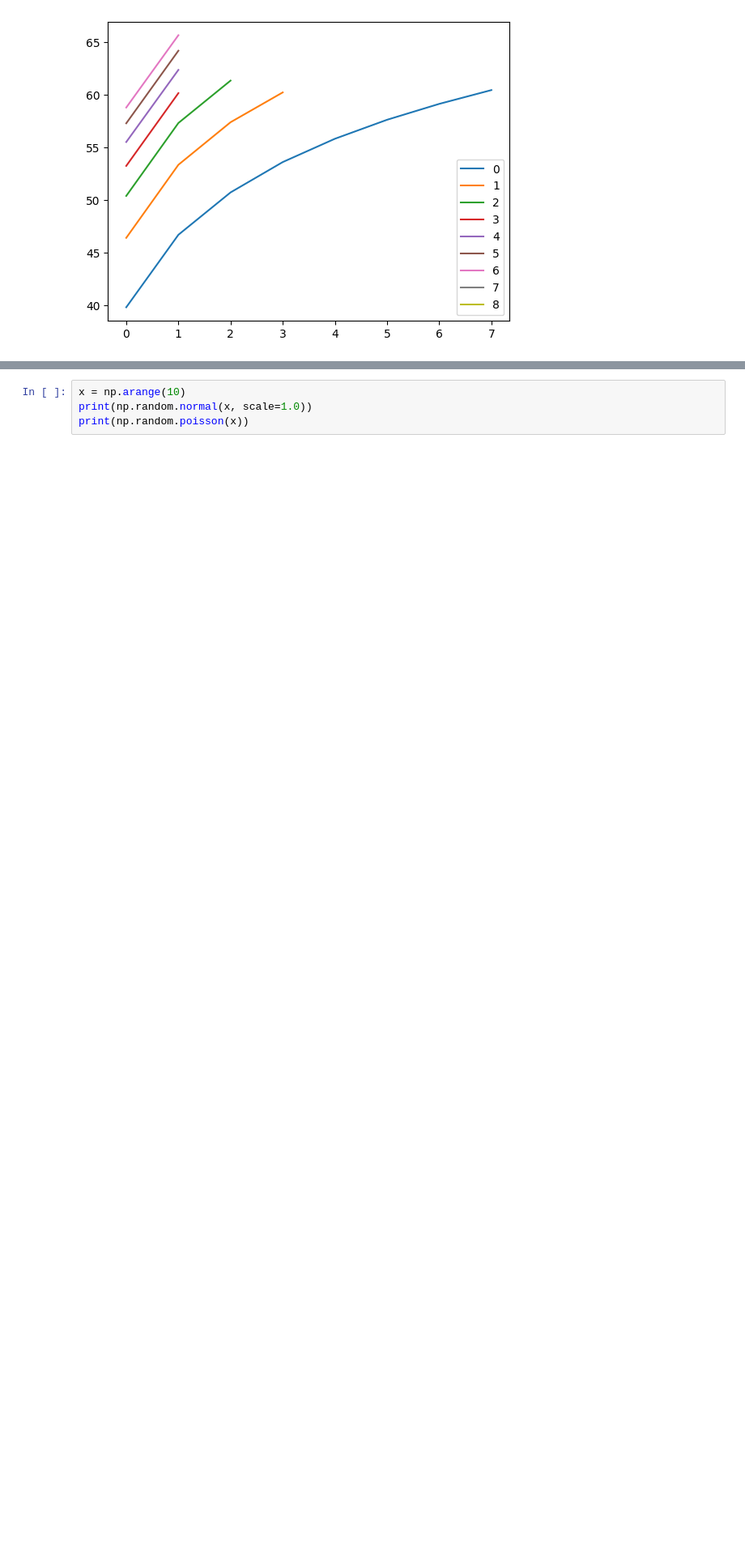
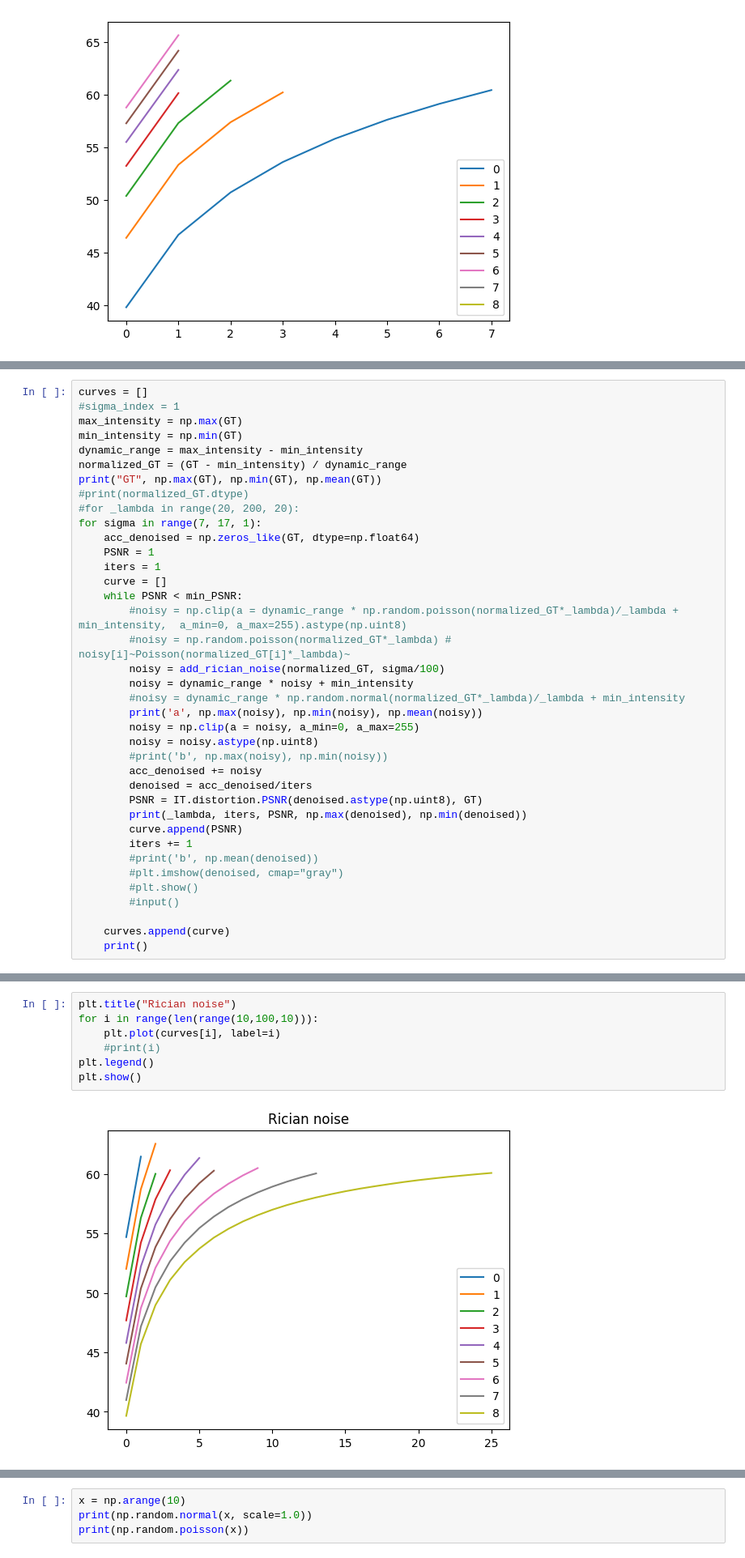
Before and after one commit to vicente-gonzalez-ruiz/denoising_analysis_using_FSC, a Jupyter notebook: figs/gaussian_averaging.ipynb, the cells around one changed output, grey strips where cells are left out. Shown at 81% size. Drawn from its saved outputs; the diff is of its cells as text; blank space fills up the shorter version.

```diff
--- a/figs/gaussian_averaging.ipynb
+++ b/figs/gaussian_averaging.ipynb
@@ -621,0 +669,38 @@ plt.show()
+# %%
+curves = []
+#sigma_index = 1
+max_intensity = np.max(GT)
+min_intensity = np.min(GT)
+dynamic_range = max_intensity - min_intensity
+normalized_GT = (GT - min_intensity) / dynamic_range
+print("GT", np.max(GT), np.min(GT), np.mean(GT))
+#print(normalized_GT.dtype)
+#for _lambda in range(20, 200, 20):
+for sigma in range(7, 17, 1):
+    acc_denoised = np.zeros_like(GT, dtype=np.float64)
+    PSNR = 1
+    iters = 1
+    curve = []
+    while PSNR < min_PSNR:
+        #noisy = np.clip(a = dynamic_range * np.random.poisson(normalized_GT*_lambda)/_lambda + min_intensity,  a_min=0, a_max=255).astype(np.uint8)
+        #noisy = np.random.poisson(normalized_GT*_lambda) # noisy[i]~Poisson(normalized_GT[i]*_lambda)~
+        noisy = add_rician_noise(normalized_GT, sigma/100)
+        noisy = dynamic_range * noisy + min_intensity
+        #noisy = dynamic_range * np.random.normal(normalized_GT*_lambda)/_lambda + min_intensity
+        print('a', np.max(noisy), np.min(noisy), np.mean(noisy))
+        noisy = np.clip(a = noisy, a_min=0, a_max=255)
+        noisy = noisy.astype(np.uint8)
+        #print('b', np.max(noisy), np.min(noisy))
+        acc_denoised += noisy
+        denoised = acc_denoised/iters
+        PSNR = IT.distortion.PSNR(denoised.astype(np.uint8), GT)
+        print(_lambda, iters, PSNR, np.max(denoised), np.min(denoised))
+        curve.append(PSNR)
+        iters += 1
+        #print('b', np.mean(denoised))
+        #plt.imshow(denoised, cmap="gray")
+        #plt.show()
+        #input()
+
+    curves.append(curve)
+    print()
@@ -621,0 +725,9 @@ plt.show()
+# %%
+plt.title("Rician noise")
+for i in range(len(range(10,100,10))):
+    plt.plot(curves[i], label=i)
+    #print(i)
+plt.legend()
+plt.show()
+# %% [output]
+[figure, added]
```
Also changed, not shown: parts of 8 cells of this notebook, 1 other file.
